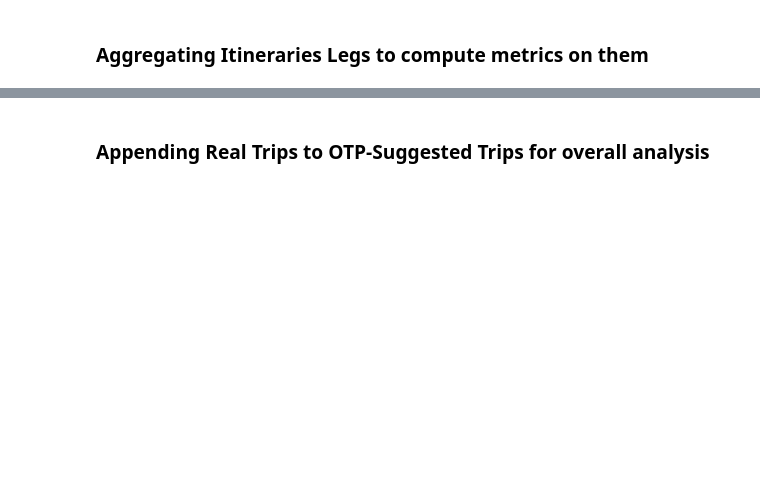
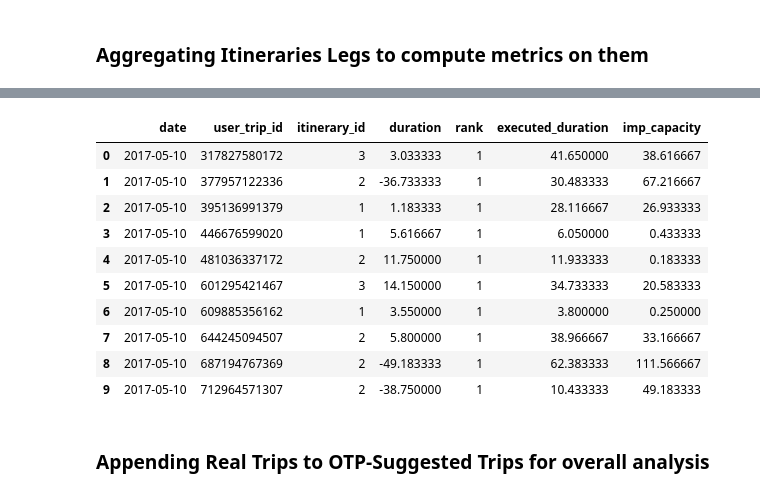
Before and after one commit to tarcisobraz/trips-optimality-exp, a Jupyter notebook: evaluate-trip-optimality-spark.ipynb, the cells around one changed output, grey strips where cells are left out. Drawn from its saved outputs; the diff is of its cells as text; code cells hidden in the pictures; blank space fills up the shorter version.

Commit message:
Computing improvement capacity over a whole day.

```diff
--- a/evaluate-trip-optimality-spark.ipynb
+++ b/evaluate-trip-optimality-spark.ipynb
@@ -649,3 +649,6 @@ printdf(trips_itineraries_duration)
 | 7 | 2017-05-10 | 16 | 2 | 32.833333 |
 | 8 | 2017-05-10 | 16 | 3 | 33.766667 |
 | 9 | 2017-05-10 | 21 | 1 | 5.366667 |
+# %%
+itineraries_window = Window.partitionBy(['date','user_trip_id']).orderBy(['duration'])
+itineraries_ranking_duration = trips_itineraries_duration.withColumn('rank', F.row_number().over(itineraries_window))
@@ -651,0 +669,2 @@ printdf(trips_itineraries_duration)
+# %%
+best_itineraries_duration = itineraries_ranking_duration.filter(itineraries_ranking_duration.rank == 1)
@@ -651,0 +685,7 @@ printdf(trips_itineraries_duration)
+# %%
+executed_trips_duration = od_matrix.withColumnRenamed('o_boarding_id','user_trip_id') \
+                            .withColumn('date',F.from_unixtime(F.unix_timestamp(F.col('date')), 'yyyy-MM-dd')) \
+                            .withColumn('from_timestamp', F.concat(F.col('date'),F.lit(' '),F.col('o_timestamp'))) \
+                            .withColumn('to_timestamp', F.concat(F.col('date'),F.lit(' '),F.col('timestamp'))) \
+                            .withColumn('executed_duration', (F.unix_timestamp('to_timestamp') - F.unix_timestamp('from_timestamp'))/60) \
+                            .select(['date','user_trip_id','executed_duration'])
@@ -651,0 +706,17 @@ printdf(trips_itineraries_duration)
+# %%
+duration_improvement_capacity = best_itineraries_duration.join(executed_trips_duration, on=['date','user_trip_id']) \
+                                    .withColumn('imp_capacity', F.col('executed_duration') - F.col('duration'))
+# %%
+printdf(duration_improvement_capacity)
+# %% [output]
+|  | date | user_trip_id | itinerary_id | duration | rank | executed_duration | imp_capacity |
+| 0 | 2017-05-10 | 317827580172 | 3 | 3.033333 | 1 | 41.650000 | 38.616667 |
+| 1 | 2017-05-10 | 377957122336 | 2 | -36.733333 | 1 | 30.483333 | 67.216667 |
+| 2 | 2017-05-10 | 395136991379 | 1 | 1.183333 | 1 | 28.116667 | 26.933333 |
+| 3 | 2017-05-10 | 446676599020 | 1 | 5.616667 | 1 | 6.050000 | 0.433333 |
+| 4 | 2017-05-10 | 481036337172 | 2 | 11.750000 | 1 | 11.933333 | 0.183333 |
+| 5 | 2017-05-10 | 601295421467 | 3 | 14.150000 | 1 | 34.733333 | 20.583333 |
+| 6 | 2017-05-10 | 609885356162 | 1 | 3.550000 | 1 | 3.800000 | 0.250000 |
+| 7 | 2017-05-10 | 644245094507 | 2 | 5.800000 | 1 | 38.966667 | 33.166667 |
+| 8 | 2017-05-10 | 687194767369 | 2 | -49.183333 | 1 | 62.383333 | 111.566667 |
+| 9 | 2017-05-10 | 712964571307 | 2 | -38.750000 | 1 | 10.433333 | 49.183333 |
```
Also changed, not shown: parts of 7 cells of this notebook.
